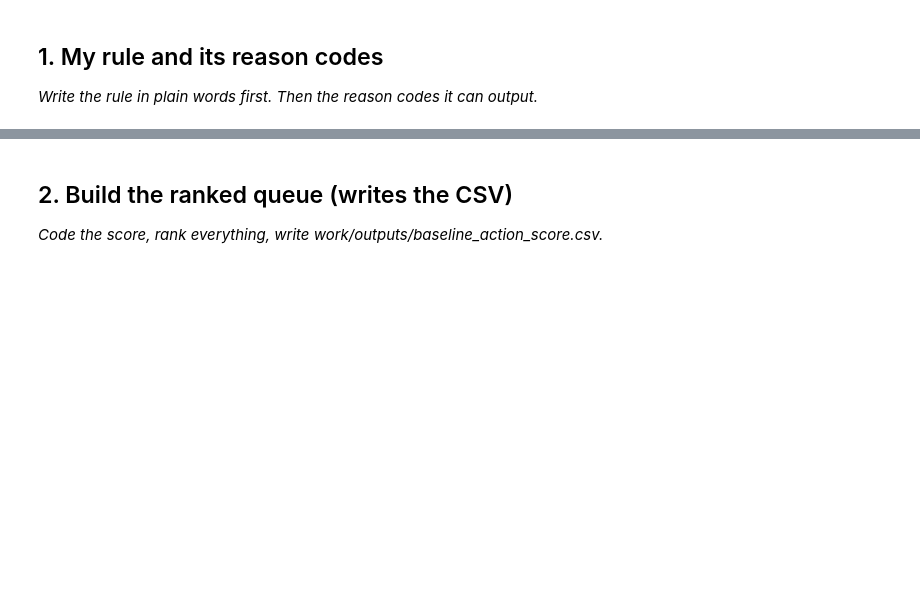
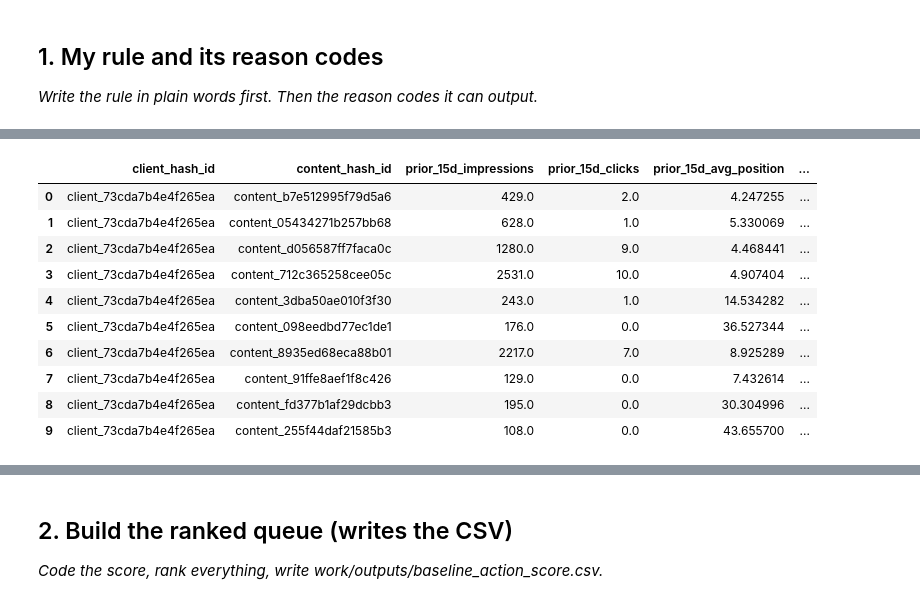
Before and after one commit to Ezgicode/FlyRAnk-AI, a Jupyter notebook: work/notebooks/w04_baseline_score.ipynb, the cells around one changed output, grey strips where cells are left out. Drawn from its saved outputs; the diff is of its cells as text; code cells hidden in the pictures; blank space fills up the shorter version.

```diff
--- a/work/notebooks/w04_baseline_score.ipynb
+++ b/work/notebooks/w04_baseline_score.ipynb
@@ -15,0 +67,69 @@ This skeleton is yours to fill. Work the sections **in order** — each one has
+# %%
+feature_frame = con.sql(f"""
+    WITH page_windows AS (
+        SELECT
+            client_hash_id,
+            content_hash_id,
+
+            SUM(
+                CASE WHEN report_date BETWEEN DATE '2026-03-01'
+                                     AND DATE '2026-03-15'
+                THEN gsc_impressions ELSE 0 END
+            ) AS prior_15d_impressions,
+
+            SUM(
+                CASE WHEN report_date BETWEEN DATE '2026-03-01'
+                                     AND DATE '2026-03-15'
+                THEN gsc_clicks ELSE 0 END
+            ) AS prior_15d_clicks,
+
+            AVG(
+                CASE WHEN report_date BETWEEN DATE '2026-03-01'
+                                     AND DATE '2026-03-15'
+                THEN gsc_avg_position END
+            ) AS prior_15d_avg_position,
+
+            COUNT(DISTINCT
+                CASE WHEN report_date BETWEEN DATE '2026-03-01'
+                                     AND DATE '2026-03-15'
+                THEN report_date END
+            ) AS prior_15d_active_days,
+
+            SUM(
+                CASE WHEN report_date BETWEEN DATE '2026-03-16'
+                                     AND DATE '2026-03-31'
+                THEN gsc_impressions ELSE 0 END
+            ) AS next_16d_impressions
+
+        FROM {MARCH}
+        WHERE gsc_data_available IS TRUE
+        GROUP BY client_hash_id, content_hash_id
+    )
+
+    SELECT
+        *,
+        CASE
+            WHEN prior_15d_impressions > 0
+            THEN prior_15d_clicks / prior_15d_impressions
+            ELSE 0
+        END AS prior_15d_ctr,
+
+        CASE
+            WHEN prior_15d_impressions >= 100
+             AND next_16d_impressions <= 0.80 * prior_15d_impressions
+            THEN 1
+            ELSE 0
+        END AS is_next_15d_declining
+
+    FROM page_windows
+    WHERE prior_15d_impressions >= 100
+""").df()
+
+print(f"Feature-frame rows: {len(feature_frame):,}")
+print(
+    "Later-window decline proxy rate: "
+    f"{feature_frame['is_next_15d_declining'].mean():.1%}"
+)
+
+feature_frame.head(10)
+# %% [output]
@@ -15,0 +138,11 @@ This skeleton is yours to fill. Work the sections **in order** — each one has
+|  | client_hash_id | content_hash_id | prior_15d_impressions | prior_15d_clicks | prior_15d_avg_position | ... |
+| 0 | client_73cda7b4e4f265ea | content_b7e512995f79d5a6 | 429.0 | 2.0 | 4.247255 | ... |
+| 1 | client_73cda7b4e4f265ea | content_05434271b257bb68 | 628.0 | 1.0 | 5.330069 | ... |
+| 2 | client_73cda7b4e4f265ea | content_d056587ff7faca0c | 1280.0 | 9.0 | 4.468441 | ... |
+| 3 | client_73cda7b4e4f265ea | content_712c365258cee05c | 2531.0 | 10.0 | 4.907404 | ... |
+| 4 | client_73cda7b4e4f265ea | content_3dba50ae010f3f30 | 243.0 | 1.0 | 14.534282 | ... |
+| 5 | client_73cda7b4e4f265ea | content_098eedbd77ec1de1 | 176.0 | 0.0 | 36.527344 | ... |
+| 6 | client_73cda7b4e4f265ea | content_8935ed68eca88b01 | 2217.0 | 7.0 | 8.925289 | ... |
+| 7 | client_73cda7b4e4f265ea | content_91ffe8aef1f8c426 | 129.0 | 0.0 | 7.432614 | ... |
+| 8 | client_73cda7b4e4f265ea | content_fd377b1af29dcbb3 | 195.0 | 0.0 | 30.304996 | ... |
+| 9 | client_73cda7b4e4f265ea | content_255f44daf21585b3 | 108.0 | 0.0 | 43.655700 | ... |
```
Also changed, not shown: parts of 19 cells of this notebook.
